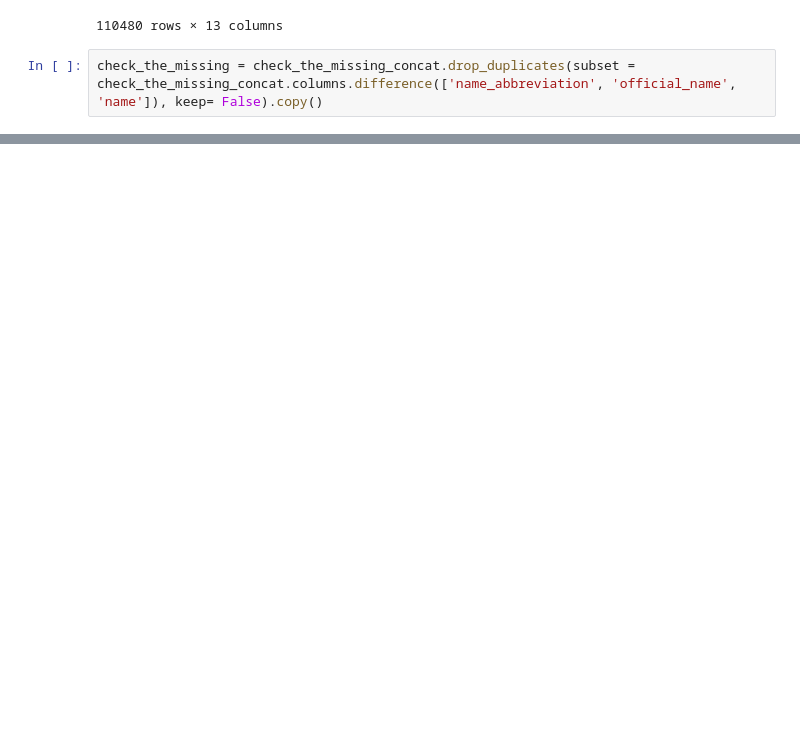
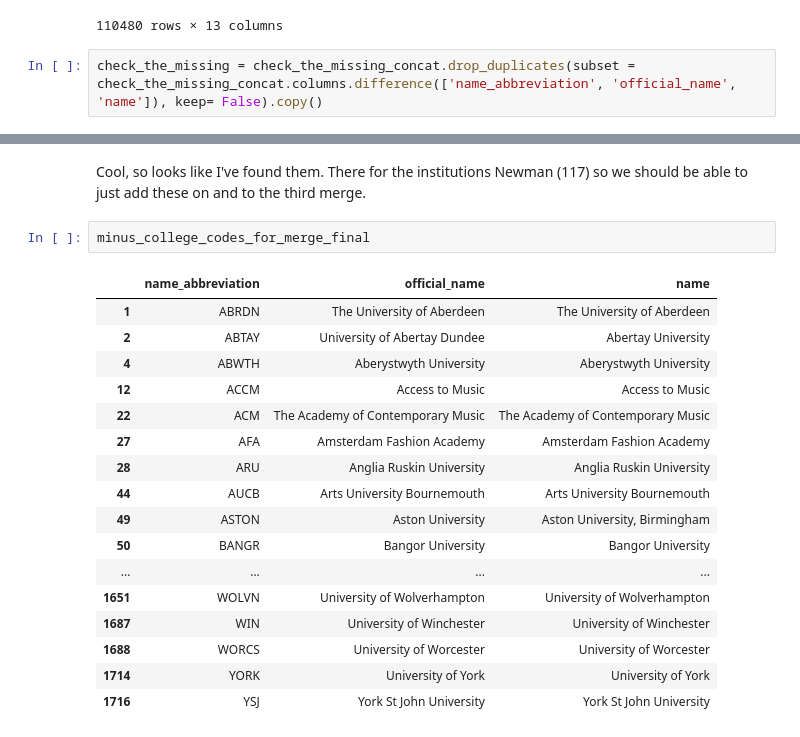
Before and after one commit to DSloan10/pcc_python_projects, a Jupyter notebook: hesa_project/Clean_up.ipynb, the cells around one changed output, grey strips where cells are left out. Saved outputs shown, nothing was run; the diff lists cells and outputs as text; blank space fills up the shorter version.

```diff
--- a/hesa_project/Clean_up.ipynb
+++ b/hesa_project/Clean_up.ipynb
@@ -598,0 +590,22 @@ Cool, so looks like I've found them.
+# %% [markdown]
+Cool, so looks like I've found them. There for the institutions Newman (117) so we should be able to just add these on and to the third merge.
+# %%
+minus_college_codes_for_merge_final
+# %% [output]
+|  | name_abbreviation | official_name | name |
+| 1 | ABRDN | The University of Aberdeen | The University of Aberdeen |
+| 2 | ABTAY | University of Abertay Dundee | Abertay University |
+| 4 | ABWTH | Aberystwyth University | Aberystwyth University |
+| 12 | ACCM | Access to Music | Access to Music |
+| 22 | ACM | The Academy of Contemporary Music | The Academy of Contemporary Music |
+| 27 | AFA | Amsterdam Fashion Academy | Amsterdam Fashion Academy |
+| 28 | ARU | Anglia Ruskin University | Anglia Ruskin University |
+| 44 | AUCB | Arts University Bournemouth | Arts University Bournemouth |
+| 49 | ASTON | Aston University | Aston University, Birmingham |
+| 50 | BANGR | Bangor University | Bangor University |
+| ... | ... | ... | ... |
+| 1651 | WOLVN | University of Wolverhampton | University of Wolverhampton |
+| 1687 | WIN | University of Winchester | University of Winchester |
+| 1688 | WORCS | University of Worcester | University of Worcester |
+| 1714 | YORK | University of York | University of York |
+| 1716 | YSJ | York St John University | York St John University |
```
Also changed, not shown: parts of 14 cells of this notebook.
